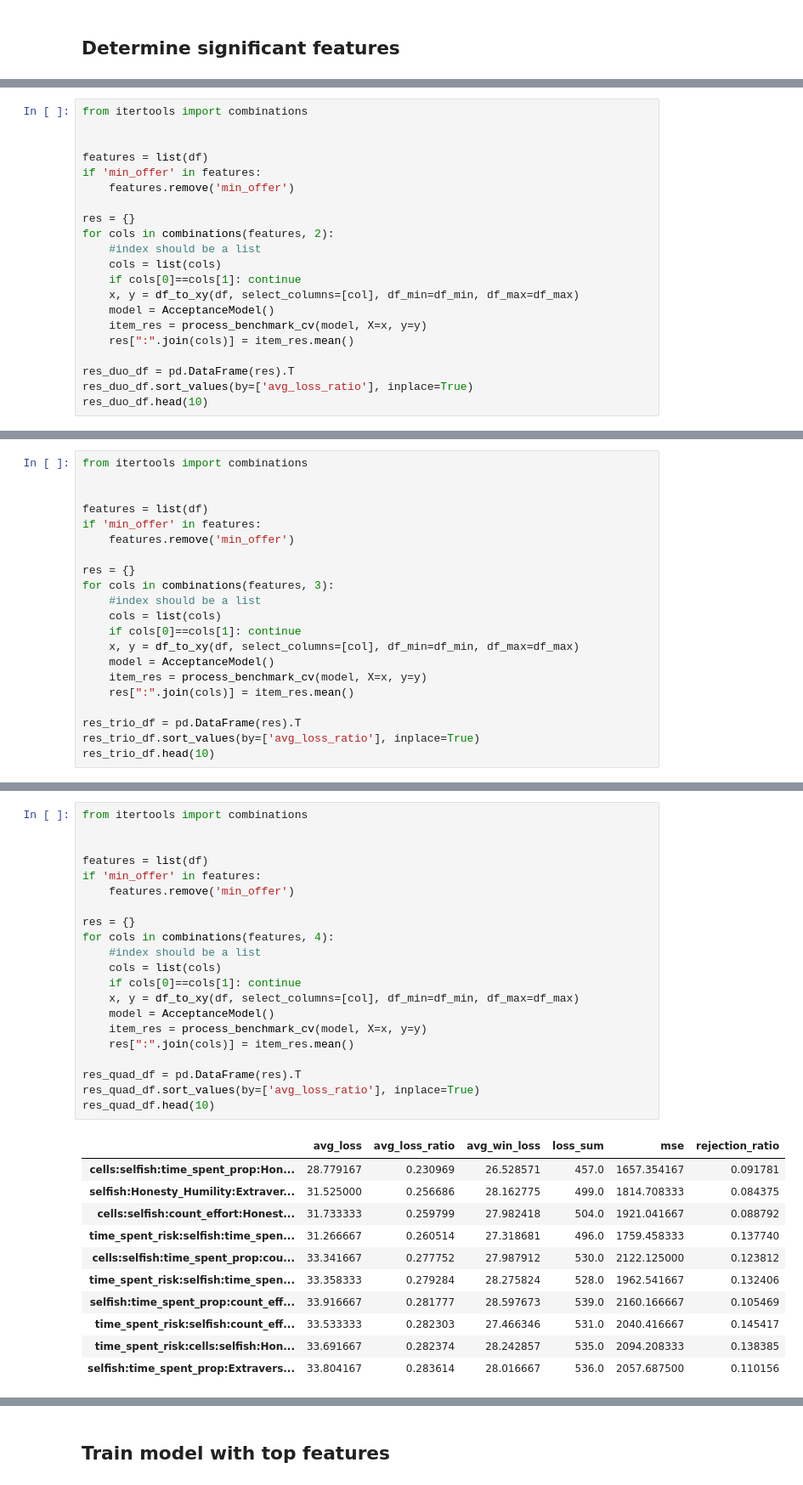
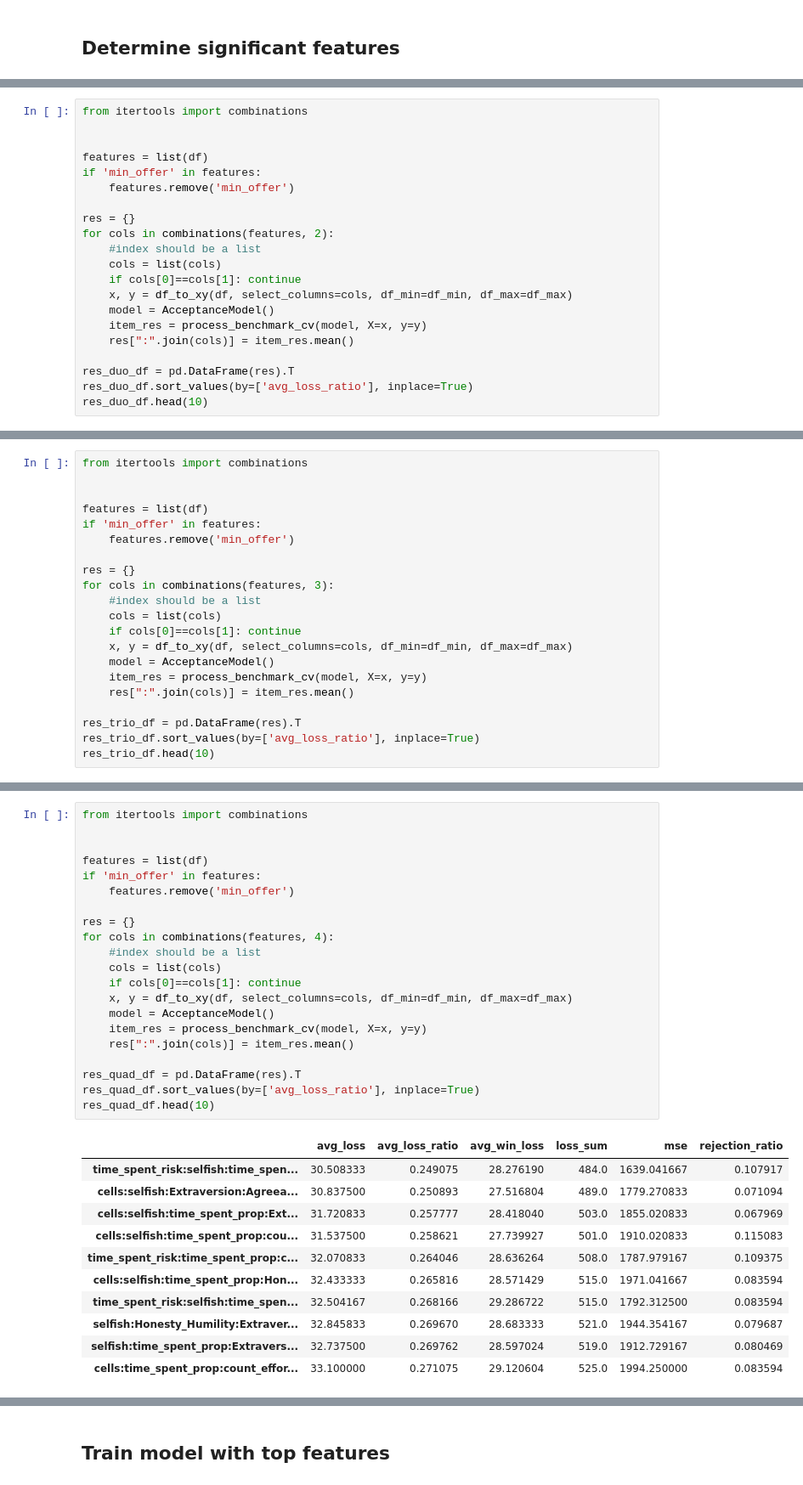
Before and after one commit to afranck64/ultimatum, a Jupyter notebook: notebooks/Ablation.ipynb, the cells around one changed output, grey strips where cells are left out. Shown at 85% size. Saved outputs shown, nothing was run; the diff lists cells and outputs as text.

```diff
--- a/notebooks/Ablation.ipynb
+++ b/notebooks/Ablation.ipynb
@@ -73,7 +83,7 @@ for cols in combinations(features, 2):
     #index should be a list
     cols = list(cols)
     if cols[0]==cols[1]: continue
-    x, y = df_to_xy(df, select_columns=[col], df_min=df_min, df_max=df_max)
+    x, y = df_to_xy(df, select_columns=cols, df_min=df_min, df_max=df_max)
     model = AcceptanceModel()
     item_res = process_benchmark_cv(model, X=x, y=y)
     res[":".join(cols)] = item_res.mean()
@@ -106,7 +116,7 @@ for cols in combinations(features, 3):
     #index should be a list
     cols = list(cols)
     if cols[0]==cols[1]: continue
-    x, y = df_to_xy(df, select_columns=[col], df_min=df_min, df_max=df_max)
+    x, y = df_to_xy(df, select_columns=cols, df_min=df_min, df_max=df_max)
     model = AcceptanceModel()
     item_res = process_benchmark_cv(model, X=x, y=y)
     res[":".join(cols)] = item_res.mean()
@@ -129,33 +139,33 @@ res_trio_df.head(10)
 # %%
 from itertools import combinations
 
 
 features = list(df)
 if 'min_offer' in features:
     features.remove('min_offer')
 
 res = {}
 for cols in combinations(features, 4):
     #index should be a list
     cols = list(cols)
     if cols[0]==cols[1]: continue
-    x, y = df_to_xy(df, select_columns=[col], df_min=df_min, df_max=df_max)
+    x, y = df_to_xy(df, select_columns=cols, df_min=df_min, df_max=df_max)
     model = AcceptanceModel()
     item_res = process_benchmark_cv(model, X=x, y=y)
     res[":".join(cols)] = item_res.mean()
 
 res_quad_df = pd.DataFrame(res).T
 res_quad_df.sort_values(by=['avg_loss_ratio'], inplace=True)
 res_quad_df.head(10)
 # %% [output]
 |  | avg_loss | avg_loss_ratio | avg_win_loss | loss_sum | mse | rejection_ratio |
-| cells:selfish:time_spent_prop:Hon... | 28.779167 | 0.230969 | 26.528571 | 457.0 | 1657.354167 | 0.091781 |
-| selfish:Honesty_Humility:Extraver... | 31.525000 | 0.256686 | 28.162775 | 499.0 | 1814.708333 | 0.084375 |
-| cells:selfish:count_effort:Honest... | 31.733333 | 0.259799 | 27.982418 | 504.0 | 1921.041667 | 0.088792 |
-| time_spent_risk:selfish:time_spen... | 31.266667 | 0.260514 | 27.318681 | 496.0 | 1759.458333 | 0.137740 |
-| cells:selfish:time_spent_prop:cou... | 33.341667 | 0.277752 | 27.987912 | 530.0 | 2122.125000 | 0.123812 |
-| time_spent_risk:selfish:time_spen... | 33.358333 | 0.279284 | 28.275824 | 528.0 | 1962.541667 | 0.132406 |
-| selfish:time_spent_prop:count_eff... | 33.916667 | 0.281777 | 28.597673 | 539.0 | 2160.166667 | 0.105469 |
-| time_spent_risk:selfish:count_eff... | 33.533333 | 0.282303 | 27.466346 | 531.0 | 2040.416667 | 0.145417 |
-| time_spent_risk:cells:selfish:Hon... | 33.691667 | 0.282374 | 28.242857 | 535.0 | 2094.208333 | 0.138385 |
-| selfish:time_spent_prop:Extravers... | 33.804167 | 0.283614 | 28.016667 | 536.0 | 2057.687500 | 0.110156 |
+| time_spent_risk:selfish:time_spen... | 30.508333 | 0.249075 | 28.276190 | 484.0 | 1639.041667 | 0.107917 |
+| cells:selfish:Extraversion:Agreea... | 30.837500 | 0.250893 | 27.516804 | 489.0 | 1779.270833 | 0.071094 |
+| cells:selfish:time_spent_prop:Ext... | 31.720833 | 0.257777 | 28.418040 | 503.0 | 1855.020833 | 0.067969 |
+| cells:selfish:time_spent_prop:cou... | 31.537500 | 0.258621 | 27.739927 | 501.0 | 1910.020833 | 0.115083 |
+| time_spent_risk:time_spent_prop:c... | 32.070833 | 0.264046 | 28.636264 | 508.0 | 1787.979167 | 0.109375 |
+| cells:selfish:time_spent_prop:Hon... | 32.433333 | 0.265816 | 28.571429 | 515.0 | 1971.041667 | 0.083594 |
+| time_spent_risk:selfish:time_spen... | 32.504167 | 0.268166 | 29.286722 | 515.0 | 1792.312500 | 0.083594 |
+| selfish:Honesty_Humility:Extraver... | 32.845833 | 0.269670 | 28.683333 | 521.0 | 1944.354167 | 0.079687 |
+| selfish:time_spent_prop:Extravers... | 32.737500 | 0.269762 | 28.597024 | 519.0 | 1912.729167 | 0.080469 |
+| cells:time_spent_prop:count_effor... | 33.100000 | 0.271075 | 29.120604 | 525.0 | 1994.250000 | 0.083594 |
```
Also changed, not shown: parts of 10 cells of this notebook, 9 other files.
